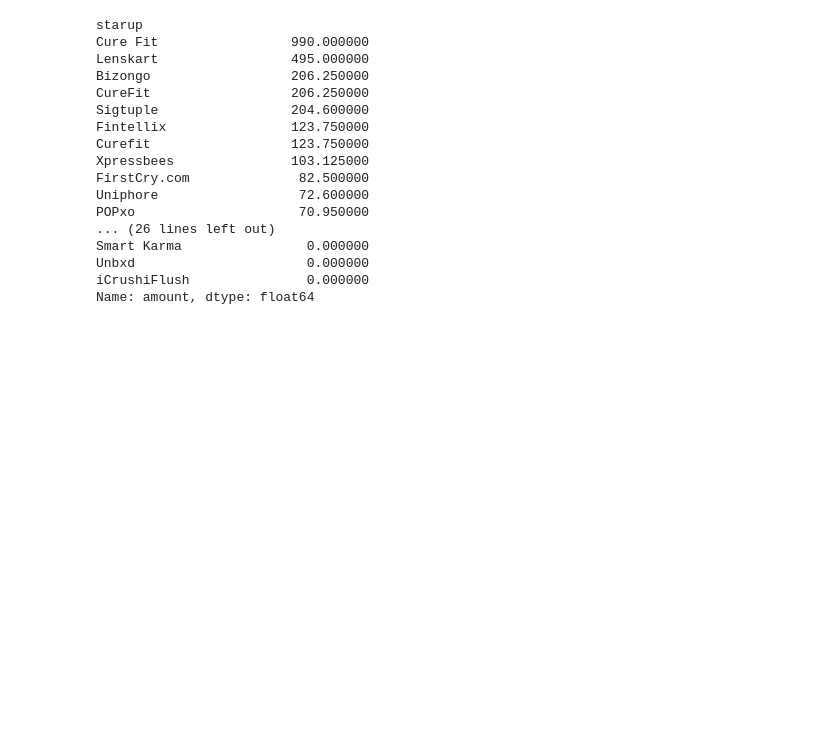
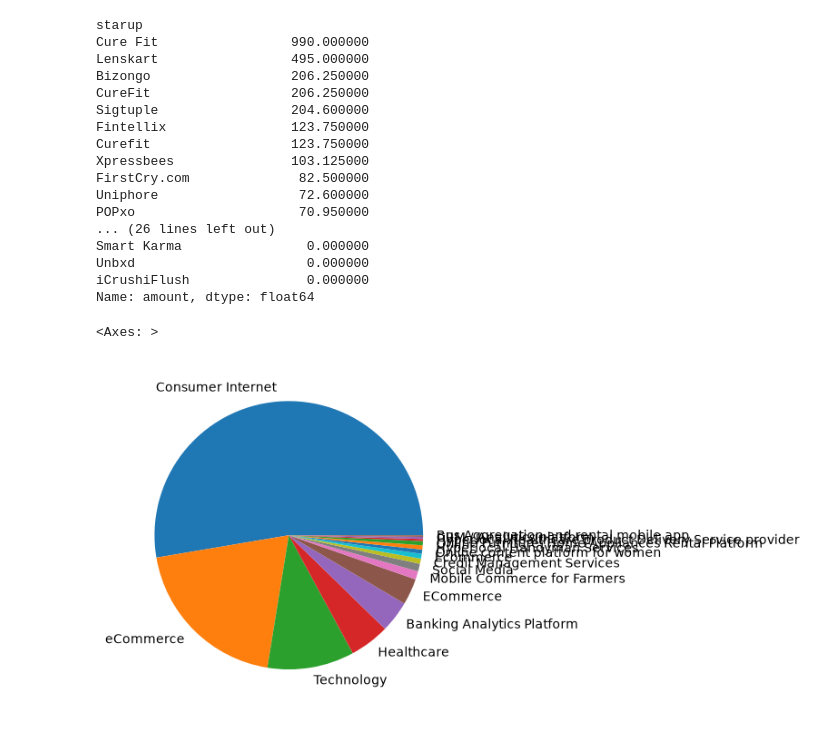
Before and after one commit to manishkumarmj/100_days_ml, a Jupyter notebook: Data visualization_Web_dev/Z_P_Streamlit/Startup_funding_mini_project/temp.ipynb, the cells around one changed output. Saved outputs shown, nothing was run; the diff lists cells and outputs as text; code cells hidden in the pictures; blank space fills up the shorter version.

Commit message:
investor analysis-- uptil year on year growth

```diff
--- a/Data visualization_Web_dev/Z_P_Streamlit/Startup_funding_mini_project/temp.ipynb
+++ b/Data visualization_Web_dev/Z_P_Streamlit/Startup_funding_mini_project/temp.ipynb
@@ -360,3 +360,8 @@ Smart Karma                0.000000
 Unbxd                      0.000000
 iCrushiFlush               0.000000
 Name: amount, dtype: float64
+# %%
+df[df['investors'].str.contains('IDG Venture')].groupby('Vertical')["amount"].sum().sort_values(ascending= False).plot(kind='pie')
+# %% [output]
+<Axes: >
+[figure, added]
```
Also changed, not shown: parts of 9 cells of this notebook, 1 other file.
